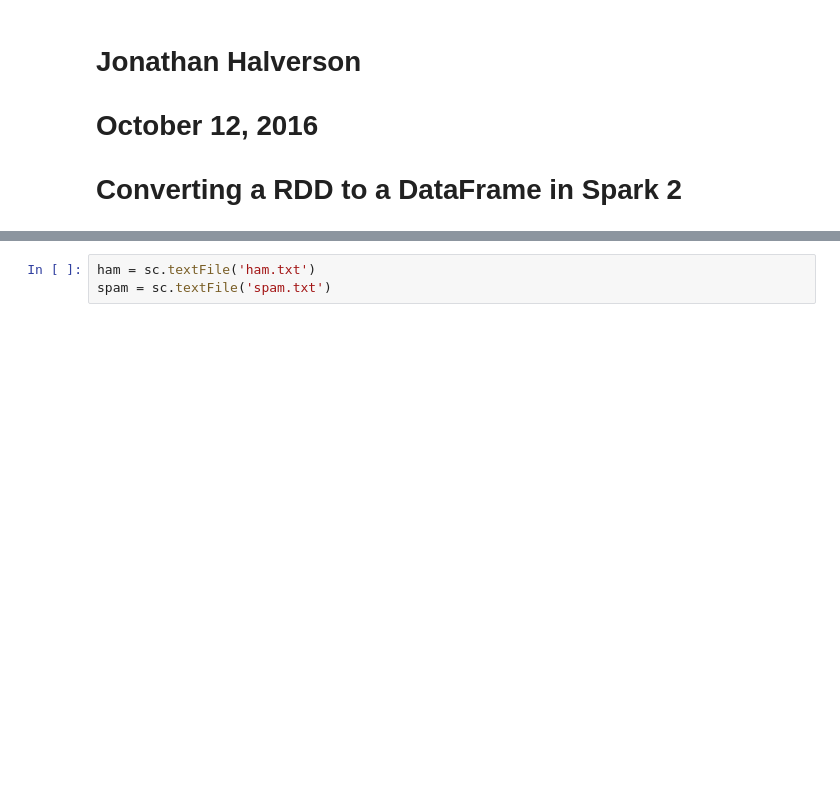
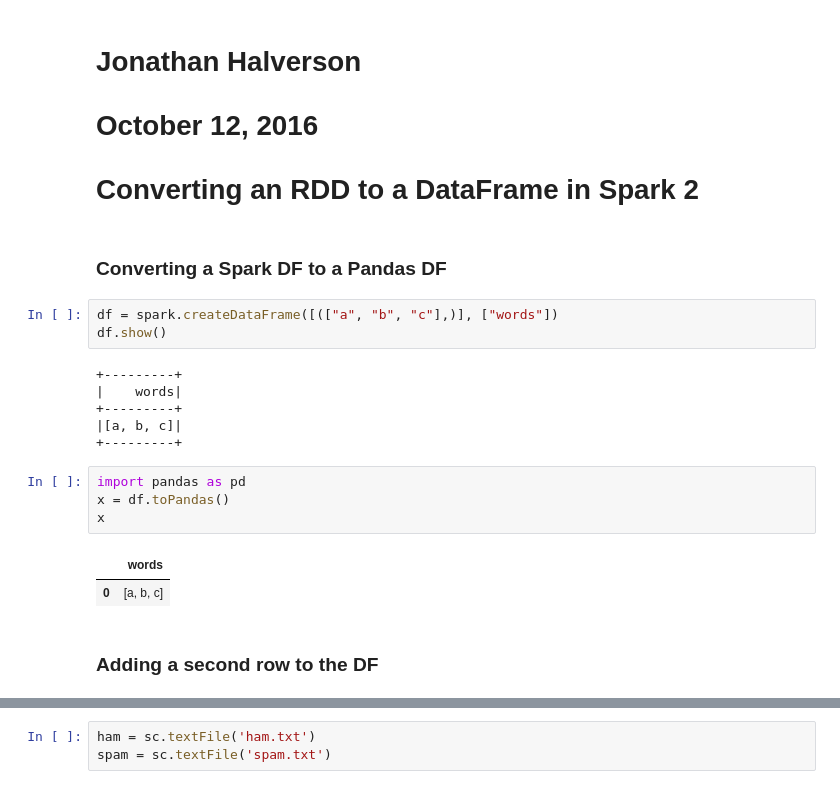
Before and after one commit to jhalverson/data_science, a Jupyter notebook: spark/mllib/convert_RDD_to_DataFrame_for_MLlib.ipynb, the cells around one changed output, grey strips where cells are left out. Cells and saved outputs as stored; diff of their text form; blank space fills up the shorter version.

```diff
--- a/spark/mllib/convert_RDD_to_DataFrame_for_MLlib.ipynb
+++ b/spark/mllib/convert_RDD_to_DataFrame_for_MLlib.ipynb
@@ -1,4 +1,24 @@
 # %% [markdown]
 # Jonathan Halverson
 # October 12, 2016
-# Converting a RDD to a DataFrame in Spark 2
+# Converting an RDD to a DataFrame in Spark 2
+# %% [markdown]
+### Converting a Spark DF to a Pandas DF
+# %%
+df = spark.createDataFrame([(["a", "b", "c"],)], ["words"])
+df.show()
+# %% [output]
++---------+
+|    words|
++---------+
+|[a, b, c]|
++---------+
+# %%
+import pandas as pd
+x = df.toPandas()
+x
+# %% [output]
+|  | words |
+| 0 | [a, b, c] |
+# %% [markdown]
+### Adding a second row to the DF
```
Also changed, not shown: parts of 12 cells of this notebook.
